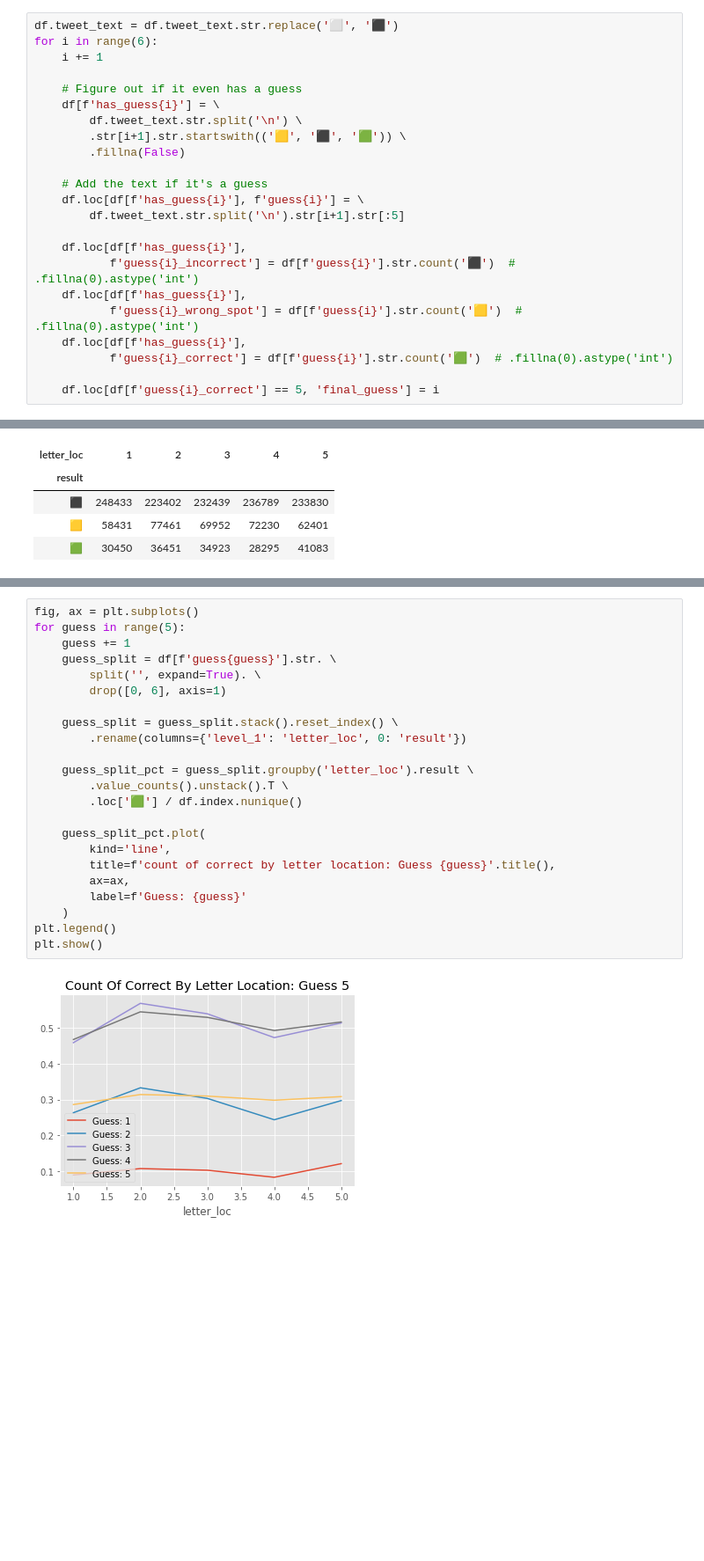
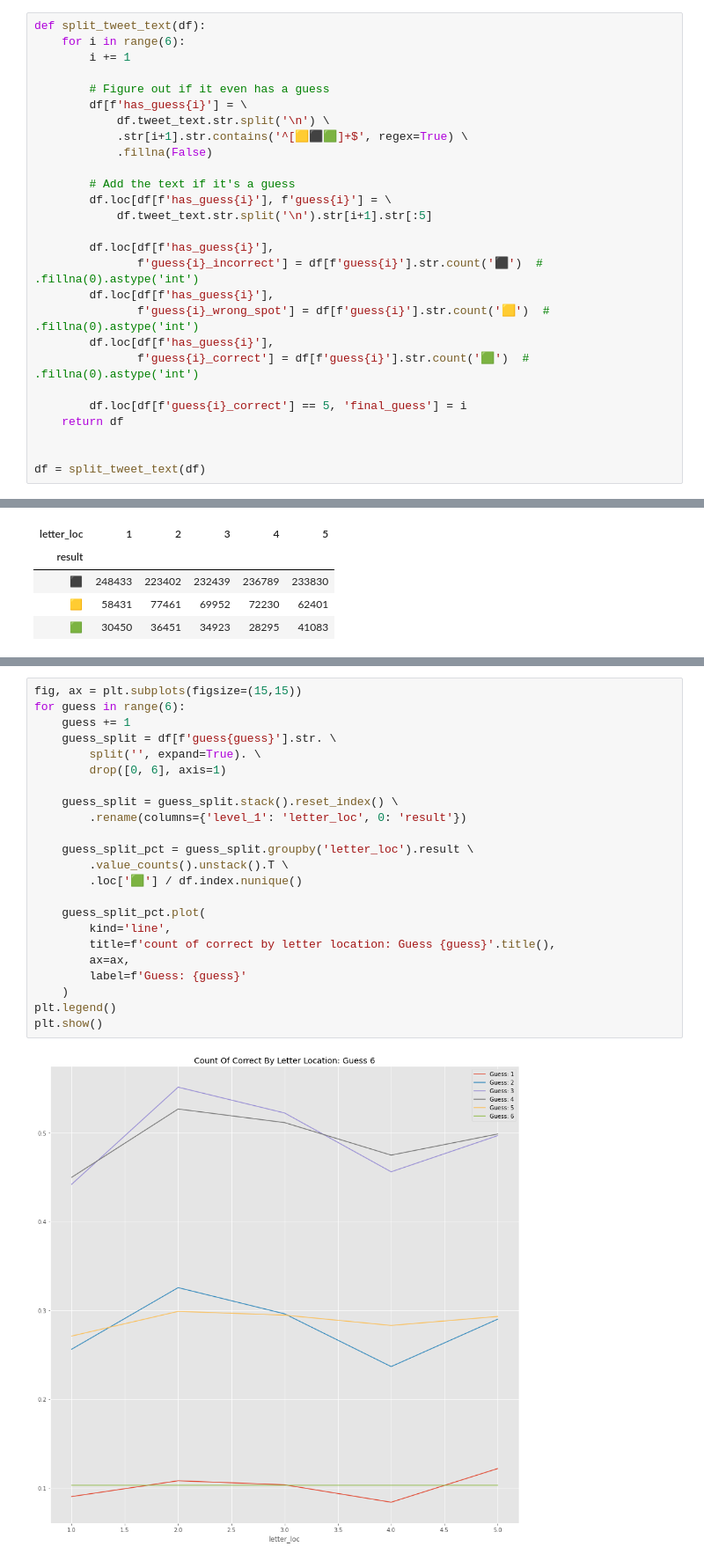
Before and after one commit to h3z/kaggle-wordle, a Jupyter notebook: follow_twitch.ipynb, the cells around one changed output, grey strips where cells are left out. Shown: that part at 88% size. Drawn from its saved outputs; the diff is of its cells as text; blank space fills up the shorter version.

```diff
--- a/follow_twitch.ipynb
+++ b/follow_twitch.ipynb
@@ -69,26 +83,30 @@ df.groupby(['date', 'day']).n_attempts.value_counts()\
 # %%
-df.tweet_text = df.tweet_text.str.replace('⬜', '⬛')
-for i in range(6):
-    i += 1
+def split_tweet_text(df):
+    for i in range(6):
+        i += 1
 
-    # Figure out if it even has a guess
-    df[f'has_guess{i}'] = \
-        df.tweet_text.str.split('\n') \
-        .str[i+1].str.startswith(('🟨', '⬛', '🟩')) \
-        .fillna(False)
+        # Figure out if it even has a guess
+        df[f'has_guess{i}'] = \
+            df.tweet_text.str.split('\n') \
+            .str[i+1].str.contains('^[🟨⬛🟩]+$', regex=True) \
+            .fillna(False)
 
-    # Add the text if it's a guess
-    df.loc[df[f'has_guess{i}'], f'guess{i}'] = \
-        df.tweet_text.str.split('\n').str[i+1].str[:5]
+        # Add the text if it's a guess
+        df.loc[df[f'has_guess{i}'], f'guess{i}'] = \
+            df.tweet_text.str.split('\n').str[i+1].str[:5]
 
-    df.loc[df[f'has_guess{i}'],
-           f'guess{i}_incorrect'] = df[f'guess{i}'].str.count('⬛')  # .fillna(0).astype('int')
-    df.loc[df[f'has_guess{i}'],
-           f'guess{i}_wrong_spot'] = df[f'guess{i}'].str.count('🟨')  # .fillna(0).astype('int')
-    df.loc[df[f'has_guess{i}'],
-           f'guess{i}_correct'] = df[f'guess{i}'].str.count('🟩')  # .fillna(0).astype('int')
+        df.loc[df[f'has_guess{i}'],
+               f'guess{i}_incorrect'] = df[f'guess{i}'].str.count('⬛')  # .fillna(0).astype('int')
+        df.loc[df[f'has_guess{i}'],
+               f'guess{i}_wrong_spot'] = df[f'guess{i}'].str.count('🟨')  # .fillna(0).astype('int')
+        df.loc[df[f'has_guess{i}'],
+               f'guess{i}_correct'] = df[f'guess{i}'].str.count('🟩')  # .fillna(0).astype('int')
 
-    df.loc[df[f'guess{i}_correct'] == 5, 'final_guess'] = i
+        df.loc[df[f'guess{i}_correct'] == 5, 'final_guess'] = i
+    return df
+
+
+df = split_tweet_text(df)
 # %%
 df['additional_text'] = df.loc[~df.tweet_text.str.split('\n').str[-1].str.contains('🟩')]['tweet_text'].str.split('\n').str[-1]
 # %%
@@ -191,25 +182,25 @@ df[df.index == 1494679966403166209]
 # %%
-fig, ax = plt.subplots()
-for guess in range(5):
+fig, ax = plt.subplots(figsize=(15,15))
+for guess in range(6):
     guess += 1
     guess_split = df[f'guess{guess}'].str. \
         split('', expand=True). \
         drop([0, 6], axis=1)
 
     guess_split = guess_split.stack().reset_index() \
         .rename(columns={'level_1': 'letter_loc', 0: 'result'})
 
     guess_split_pct = guess_split.groupby('letter_loc').result \
         .value_counts().unstack().T \
         .loc['🟩'] / df.index.nunique()
 
     guess_split_pct.plot(
         kind='line',
         title=f'count of correct by letter location: Guess {guess}'.title(),
         ax=ax,
         label=f'Guess: {guess}'
     )
 plt.legend()
 plt.show()
 # %% [output]
-[figure, old version]
+[figure, new version]
```
Also changed, not shown: parts of 10 cells of this notebook.
